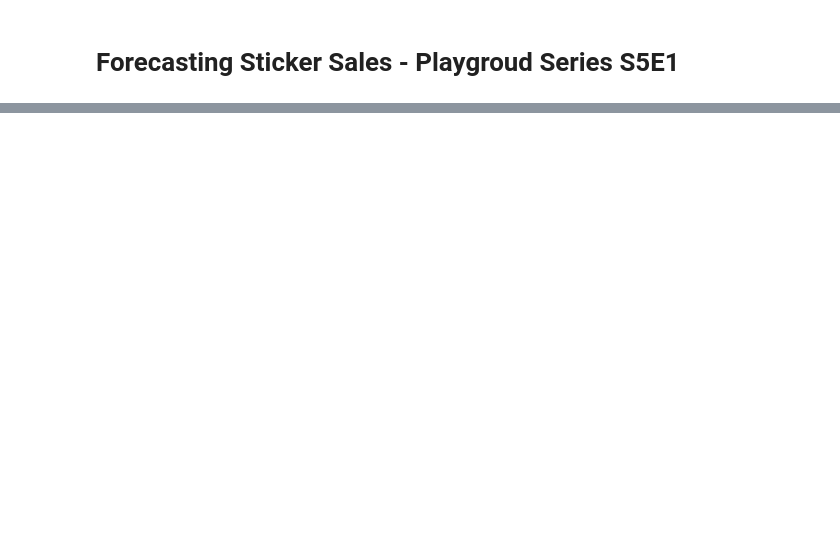
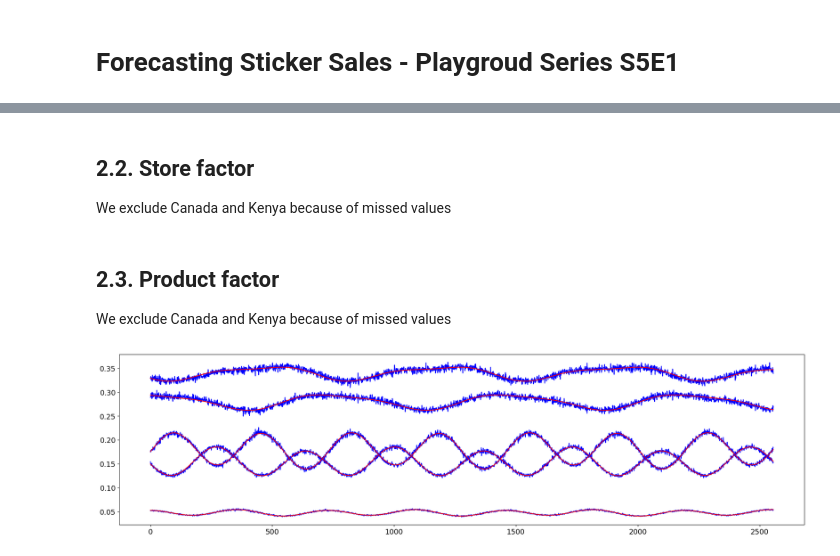
Before and after one commit to ChristopherIanPeck/kaggle-playground-series-s5, a Jupyter notebook: forecasting-sticker-sales-s5e1.ipynb, the cells around one changed output, grey strips where cells are left out. Drawn from its saved outputs; the diff is of its cells as text; code cells hidden in the pictures; blank space fills up the shorter version.

```diff
--- a/forecasting-sticker-sales-s5e1.ipynb
+++ b/forecasting-sticker-sales-s5e1.ipynb
@@ -214,0 +86,51 @@ Submission file created: submission.csv
+# %%
+def get_gdp_per_capita(country,year):
+    url="https://api.worldbank.org/v2/country/{0}/indicator/NY.GDP.PCAP.CD?date={1}&format=json".format(CFG.alpha3[country],year)
+    response = requests.get(url).json()
+    return response[1][0]['value']
+
+# gdp[counties x years]
+gdp = np.array([[get_gdp_per_capita(country, year) for year in CFG.years] for country in CFG.countries])
+gdp_df = pd.DataFrame(gdp, index=train_df.country.unique(), columns=CFG.years)
+
+df['gdp_factor'] = None
+for year in CFG.years:
+    for country in CFG.countries:
+        df.loc[(df.country == country) & (df.year == year), 'gdp_factor'] = gdp_df.loc[country, year]
+# %% [markdown]
+## 2.2. Store factor
+We exclude Canada and Kenya because of missed values
+# %%
+df_no_can_ken = df[~df.country.isin(('Canada', 'Kenya'))]
+
+store_df = df_no_can_ken.groupby(by='store').num_sold.mean().rename('store_factor').to_frame()
+df = df.drop('store_factor', axis=1, errors='ignore').join(store_df, on='store', how='left')
+# %% [markdown]
+## 2.3. Product factor
+We exclude Canada and Kenya because of missed values
+# %%
+from sklearn.linear_model import Ridge
+
+df_no_can_ken = df[~df.country.isin(('Canada', 'Kenya'))].copy()
+
+total = df_no_can_ken.groupby(by='date').num_sold.sum().rename('num_sold_total')
+df_no_can_ken = df_no_can_ken.join(total, on='date', how='left')
+df_no_can_ken['num_sold_ratio'] = df_no_can_ken['num_sold'] / df_no_can_ken['num_sold_total']
+
+plt.figure(figsize=(24, 6))
+df['product_factor'] = None
+for product in CFG.products:
+    df_no_can_ken_date = df_no_can_ken[(df_no_can_ken['product'] == product) & (df_no_can_ken['test'] == 0)].groupby(by='date')
+    x = df_no_can_ken_date[CFG.sincoscol].mean().to_numpy()
+    y = df_no_can_ken_date.num_sold_ratio.sum().to_numpy()
+
+    reg = Ridge()
+    reg.fit(x, y)
+    p = reg.predict(x)
+    df.loc[(df['product'] == product), 'product_factor'] = reg.predict(df.loc[(df['product'] == product), CFG.sincoscol].to_numpy())
+
+    plt.plot(y, 'b')
+    plt.plot(p, 'r')
+plt.show();
+# %% [output]
+[figure, added]
```
Also changed, not shown: parts of 39 cells of this notebook.
